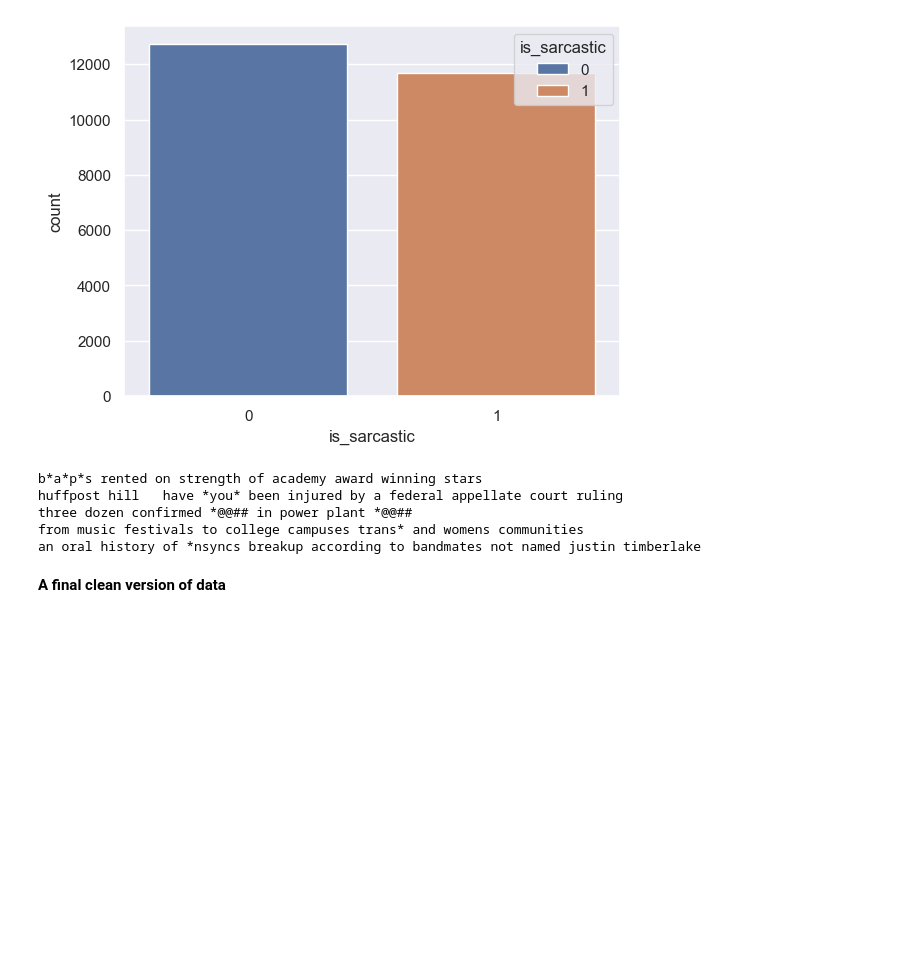
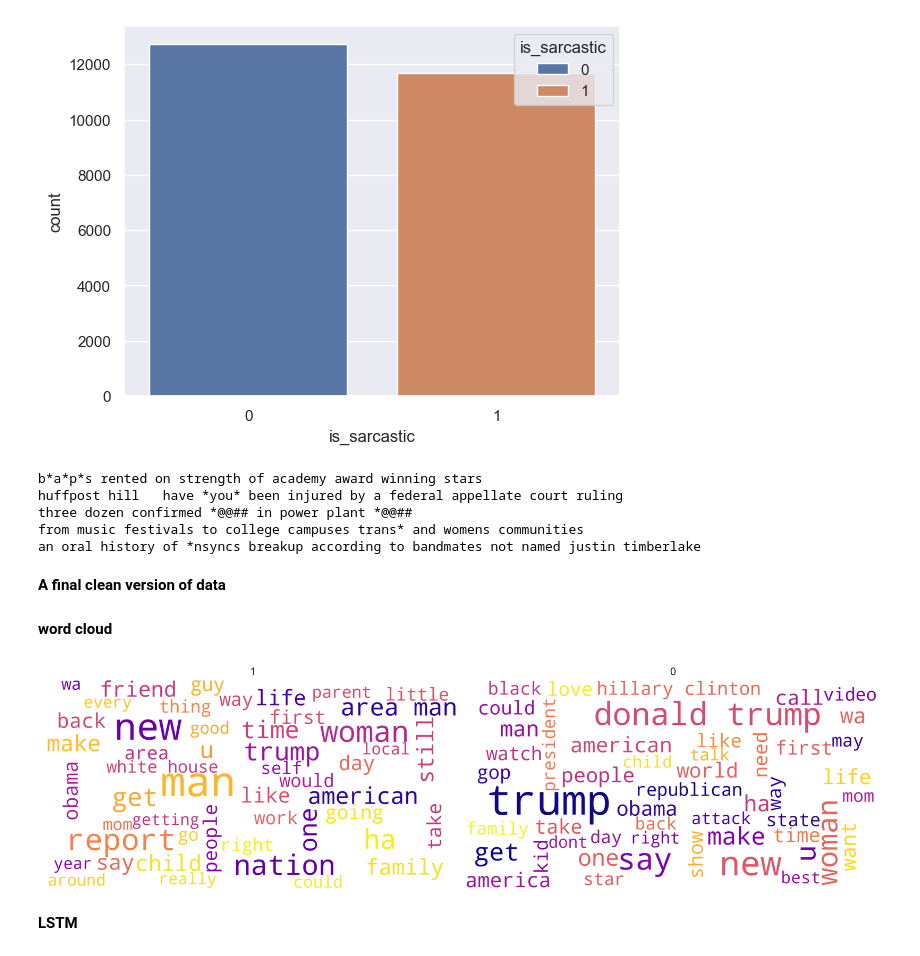
Before and after one commit to M3LLI55X/NLP_project, a Jupyter notebook: final_project.ipynb, the cells around one changed output. Saved outputs shown, nothing was run; the diff lists cells and outputs as text; code cells hidden in the pictures; blank space fills up the shorter version.

Commit message:
wordcloud added
zipfile also imported

```diff
--- a/final_project.ipynb
+++ b/final_project.ipynb
@@ -203,3 +208,44 @@ an oral history of *nsyncs breakup according to bandmates not named justin timbe
 **A final clean version of data**
 # %%
 df_textonly.to_csv('clean_data.csv', index=False)
+# %% [markdown]
+**word  cloud**
+# %%
+# shorten function for lemmation
+# can only handle one word at a time
+# it will "purify" the tokens
+lemmatizer = nltk.wordnet.WordNetLemmatizer()
+lemma = lemmatizer.lemmatize
+
+# generate wordclouds
+group_list = df_textonly.is_sarcastic.unique()
+cloud_list = []
+
+for idx, i in enumerate(group_list):
+    text   = ' '.join(df_textonly.headline[df_textonly.is_sarcastic.isin([i])])
+    tokens = nltk.word_tokenize(text)
+    lemmatized = [lemma(token) for token in tokens]
+    lemmatized = ' '.join(lemmatized)
+
+    wordcloud = WordCloud(max_font_size=160, max_words=50,
+                          width=1600, height=800,
+                          colormap='plasma',
+                          stopwords=stopwords.words('english'),
+                          background_color="white").generate(lemmatized)
+    cloud_list.append(wordcloud)
+# %%
+# plotting
+fig = plt.figure(figsize=(20, 16), dpi=300)
+plt.subplots_adjust(hspace=0.5)
+for idx, cloud in enumerate(cloud_list):
+    ax = plt.subplot(4, 3, idx+1)
+    ax.imshow(cloud, interpolation="bilinear")
+    ax.set_axis_off()
+    ax.set_title(group_list[idx])
+
+plt.tight_layout(pad=.3)
+plt.show()
+# %% [output]
+[figure, added]
+# %% [markdown]
+**LSTM**
```
Also changed, not shown: parts of 1 cell of this notebook.
